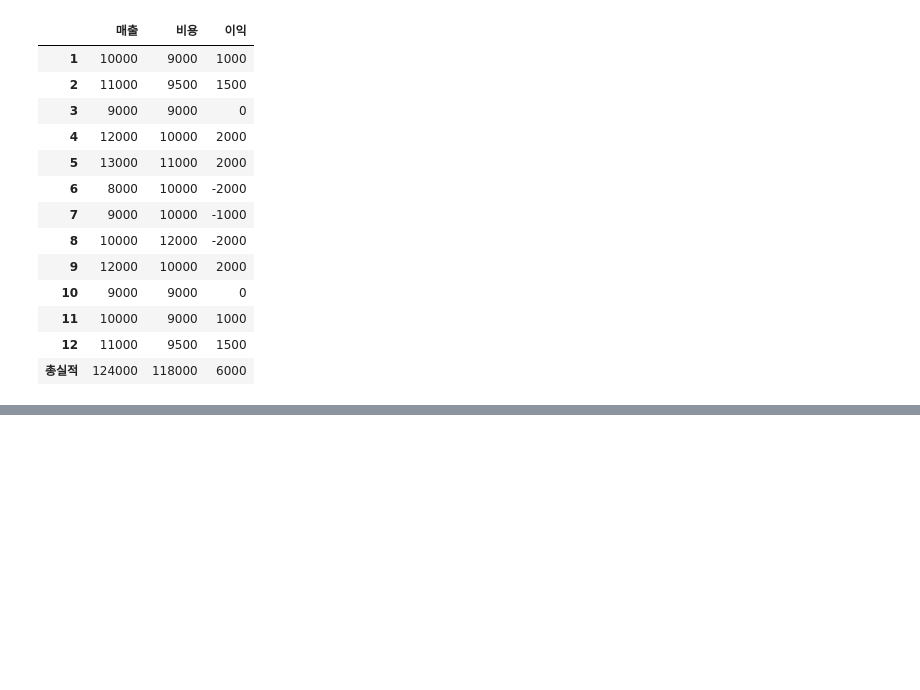
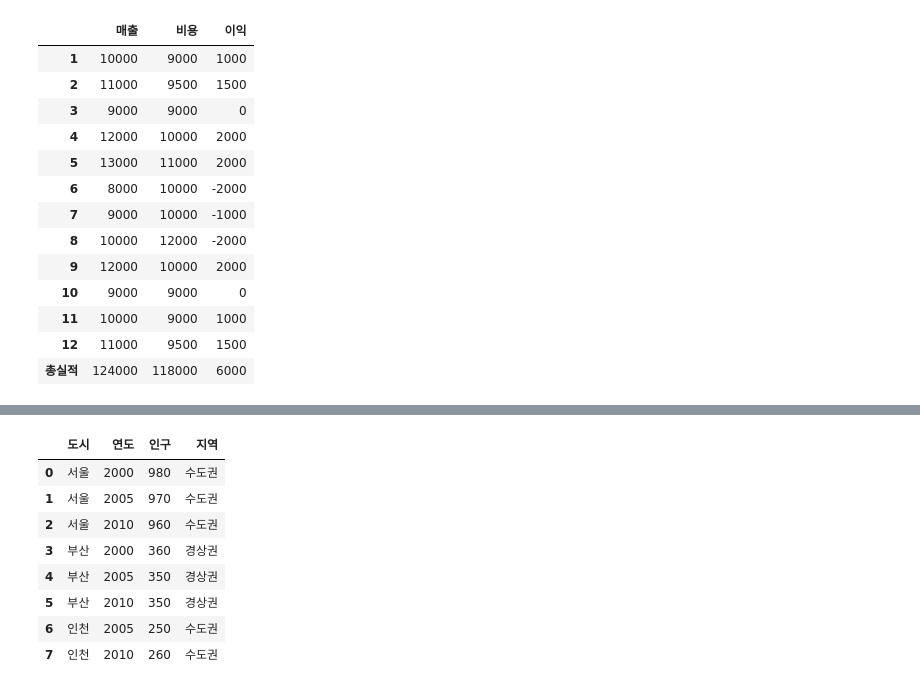
Before and after one commit to ahndb/aws_phyhon_240215, a Jupyter notebook: pandas_data_analysis/0228/a_pandas_data_advanced_controll.ipynb, the cells around one changed output, grey strips where cells are left out. Saved outputs shown, nothing was run; the diff lists cells and outputs as text; code cells hidden in the pictures; blank space fills up the shorter version.

Commit message:
240228 data_advanced_controll 3

```diff
--- a/pandas_data_analysis/0228/a_pandas_data_advanced_controll.ipynb
+++ b/pandas_data_analysis/0228/a_pandas_data_advanced_controll.ipynb
@@ -394,0 +402,20 @@ practice_df3
+# %%
+df1 = pd.DataFrame(
+  {
+    '도시' : ['서울', '서울', '서울', '부산', '부산', '부산', '인천', '인천'],
+    '연도' : [2000, 2005, 2010, 2000, 2005, 2010, 2005, 2010],
+    '인구' : [980, 970, 960, 360, 350, 350, 250, 260],
+    '지역' : ['수도권', '수도권', '수도권', '경상권', '경상권', '경상권', '수도권', '수도권' ]
+  }
+)
+df1
+# %% [output]
+|  | 도시 | 연도 | 인구 | 지역 |
+| 0 | 서울 | 2000 | 980 | 수도권 |
+| 1 | 서울 | 2005 | 970 | 수도권 |
+| 2 | 서울 | 2010 | 960 | 수도권 |
+| 3 | 부산 | 2000 | 360 | 경상권 |
+| 4 | 부산 | 2005 | 350 | 경상권 |
+| 5 | 부산 | 2010 | 350 | 경상권 |
+| 6 | 인천 | 2005 | 250 | 수도권 |
+| 7 | 인천 | 2010 | 260 | 수도권 |
```
Also changed, not shown: parts of 6 cells of this notebook.
